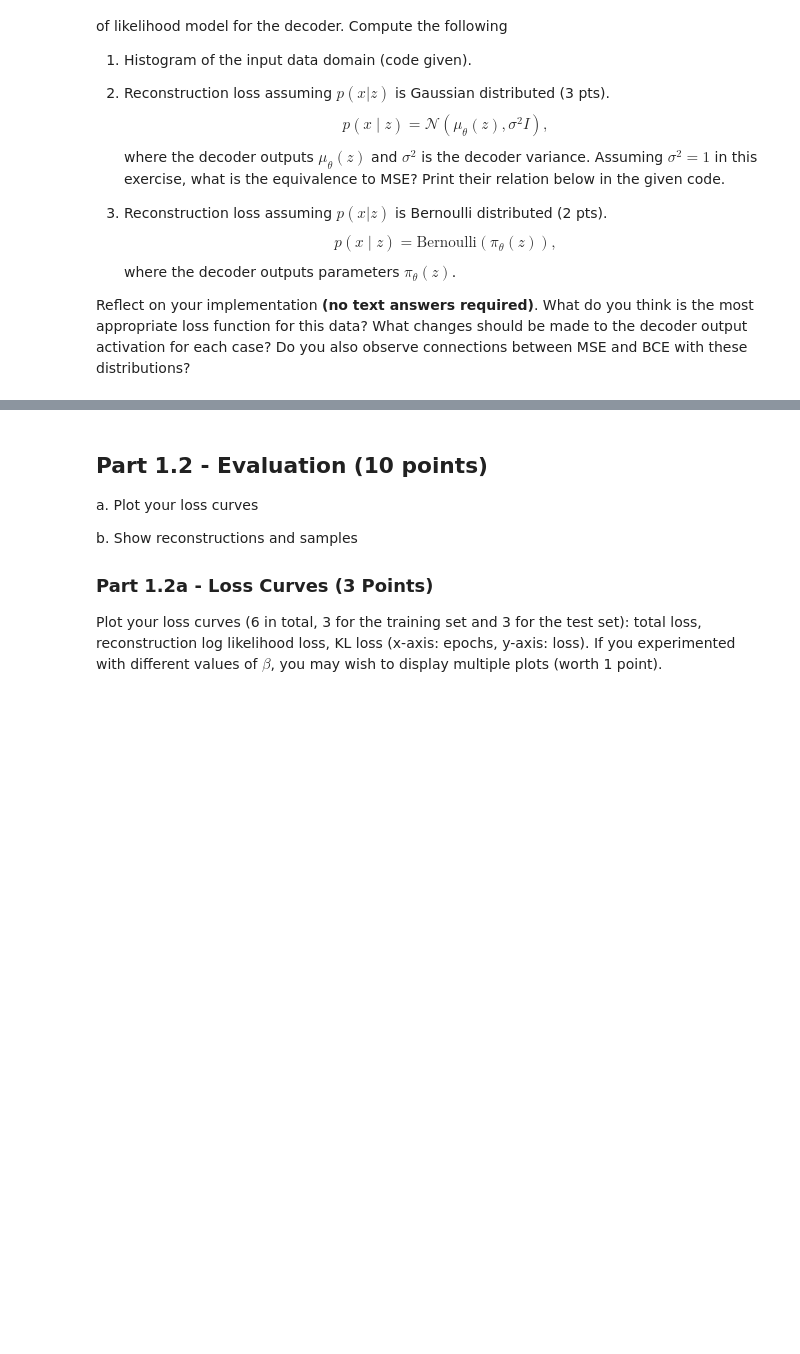
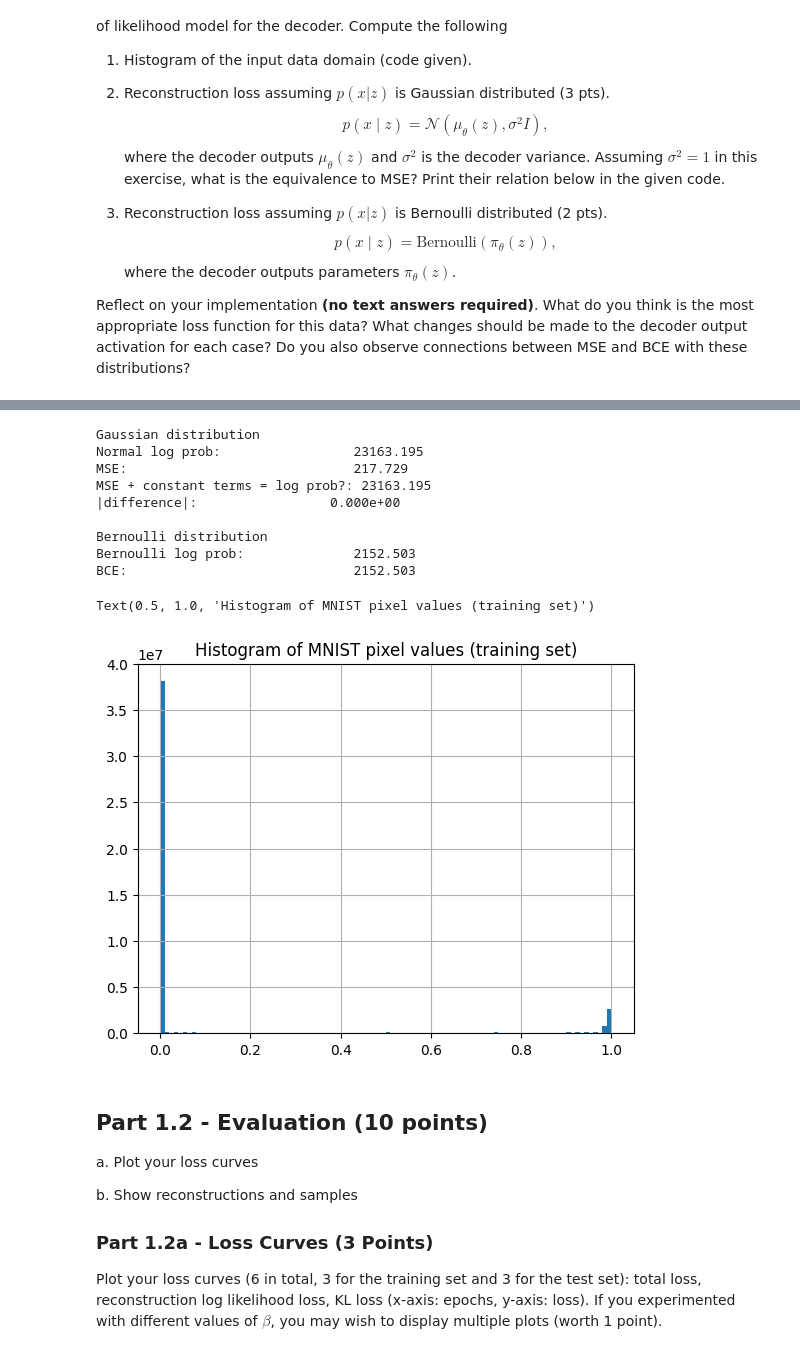
Before and after one commit to fedmand/VAE-DDPM-Implementation, a Jupyter notebook: dl_cw2.ipynb, the cells around one changed output, grey strips where cells are left out. Cells and saved outputs as stored; diff of their text form; code cells hidden in the pictures; blank space fills up the shorter version.

```diff
--- a/dl_cw2.ipynb
+++ b/dl_cw2.ipynb
@@ -481,6 +481,18 @@ def loss_function_VAE(recon_x, x, mu, logvar, beta):
         return NLL + beta * KLD, NLL, KLD
 
 
+# Necessary Hyperparameters
+num_epochs = 16
+learning_rate = 1e-3 #0.03
+batch_size = 128
+latent_dim = 20 # Choose a value for the size of the latent space
+
+# Additional Hyperparameters
+beta = 0.5   # BEST. 3 or 5 lead to too much regularisation
+lr_gamma = 0.1
+lr_step_size = 7
+
+
 model = VAE(1, latent_dim).to(device)
 model_path = content_path/f"CW_VAE/VAE_model_{latent_dim}.pth"
 
@@ -495,12 +507,8 @@ train_losses = []
 test_losses = []
 scheduler = torch.optim.lr_scheduler.StepLR(optimizer, step_size = lr_step_size, gamma = lr_gamma)
 
-num_epochs = 1 #! For testing
 
 for epoch in range(num_epochs):
-        #######################################################################
-        #                       ** START OF YOUR CODE **
-        #######################################################################
 
         total_loss, total_NLL_loss, total_KLD_loss = 0.0, 0.0, 0.0   # for epoch
         model.train()
@@ -592,45 +617,61 @@ x = x.to(device)[0:32, :, :, :]
 recon_x, mu, logvar = model.forward(x)
 
 # Gaussian likelihood
-# TODO: implement negative log-likelihood for Normal(mu(z), I)
-gaussian_nll = ...
+# implement negative log-likelihood for Normal(mu(z), I)
+tot_elems = x.numel()
+square_differences = (x - recon_x).pow(2)
+gaussian_nll = 0.5 * square_differences.sum() + 0.5 * tot_elems * math.log(2 * math.pi)
 
-# TODO: implement the MSE and compare it to the Gaussian NLL:
-mse_loss = ...
+# implement the MSE and compare it to the Gaussian NLL:
+mse_loss = F.mse_loss(recon_x, x, reduction='sum')
 
-# TODO: implement the Gaussian likelihood using mse_loss:
-gaussian_from_mse = ...
+# implement the Gaussian likelihood using mse_loss:
+gaussian_from_mse = 0.5 * mse_loss + 0.5 * tot_elems * math.log(2 * math.pi)
 
 # Bernoulli likelihood
 # Hint: what constraints must pi(z) satisfy?
-# TODO: implement negative log-likelihood for Bernoulli(pi(z))
-bernoulli_nll = ...
+# implement negative log-likelihood for Bernoulli(pi(z))
+# numerical stability: clamp the predicted probability into a range that avoids problem with log (=0 or =1 exactly)
+pi = recon_x.clamp(1e-6, 1 - 1e-6)
+bernoulli_nll = - (x * torch.log(pi) + (1 - x) * torch.log(1 - pi)).sum()
 
-# TODO: implement the BCE and compare it to the Bernoulli distribution.
-bce_loss = ...
-
+# implement the BCE and compare it to the Bernoulli distribution.
+bce_loss = F.binary_cross_entropy(pi, x, reduction='sum')
 
 
 print('Gaussian distribution')
 print(f'Normal log prob:                 {gaussian_nll:.3f}')
 print(f'MSE:                             {mse_loss:.3f}')
 print(f'MSE + constant terms = log prob?: {gaussian_from_mse:.3f}')
 print(f"|difference|:                 {abs(gaussian_nll.item() - gaussian_from_mse.item()):.3e}")
 print()
 print('Bernoulli distribution')
 print(f'Bernoulli log prob:              {bernoulli_nll:.3f}')
 print(f'BCE:                             {bce_loss:.3f}')
 
 all_train_dataloader = DataLoader(train_dat, len(train_dat))
 data = next(iter(all_train_dataloader))
 data = data[0].flatten().numpy()
 plt.hist(data, bins=100)
 plt.grid()
 plt.title("Histogram of MNIST pixel values (training set)")
 
 #######################################################################
 #                       ** END OF YOUR CODE **
 #######################################################################
+# MNIST images pixel values are clearly "binary" --> Bernoulli likelihoood is more appropriate
+# %% [output]
+Gaussian distribution
+Normal log prob:                 23163.195
+MSE:                             217.729
+MSE + constant terms = log prob?: 23163.195
+|difference|:                 0.000e+00
+
+Bernoulli distribution
+Bernoulli log prob:              2152.503
+BCE:                             2152.503
+Text(0.5, 1.0, 'Histogram of MNIST pixel values (training set)')
+[figure, added]
 # %% [markdown]
 <!-- END QUESTION -->
 
```
Also changed, not shown: parts of 7 cells of this notebook.
